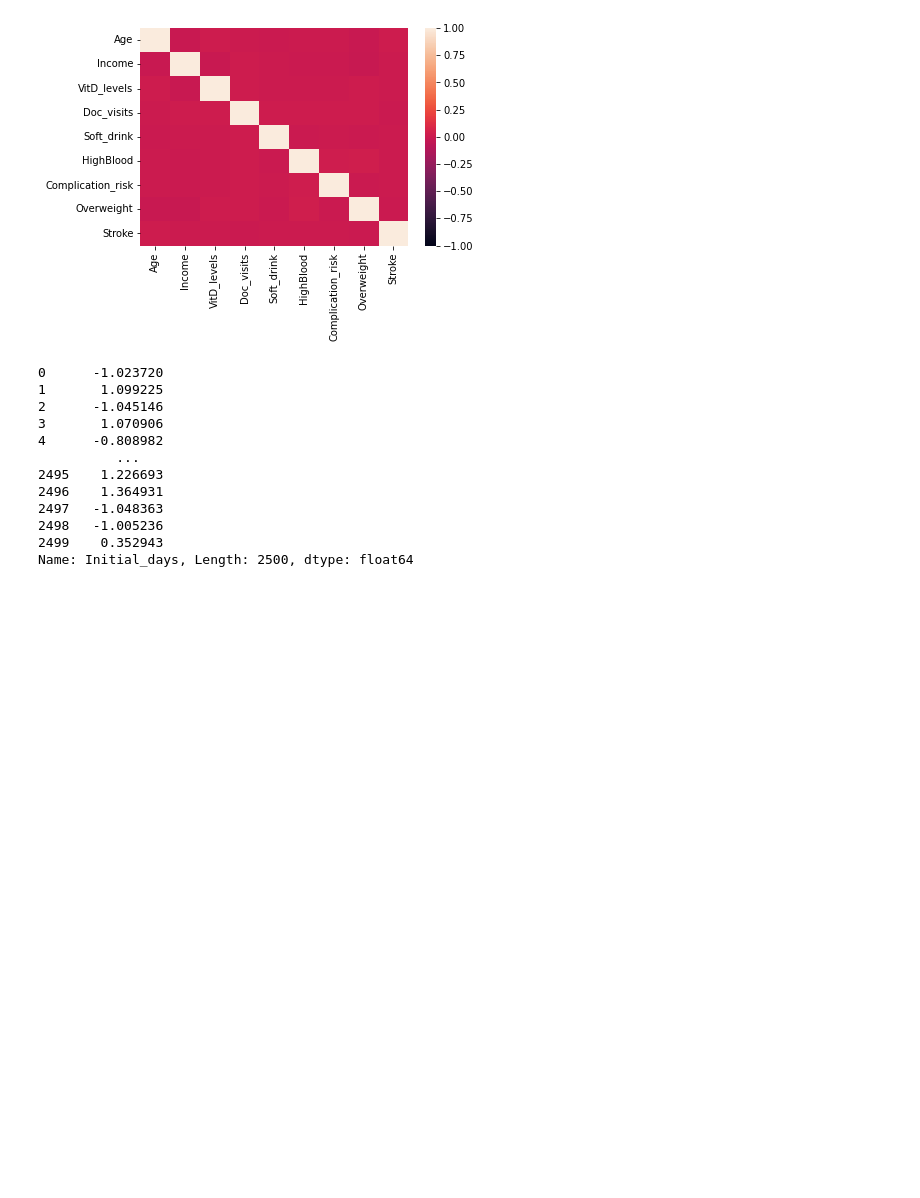
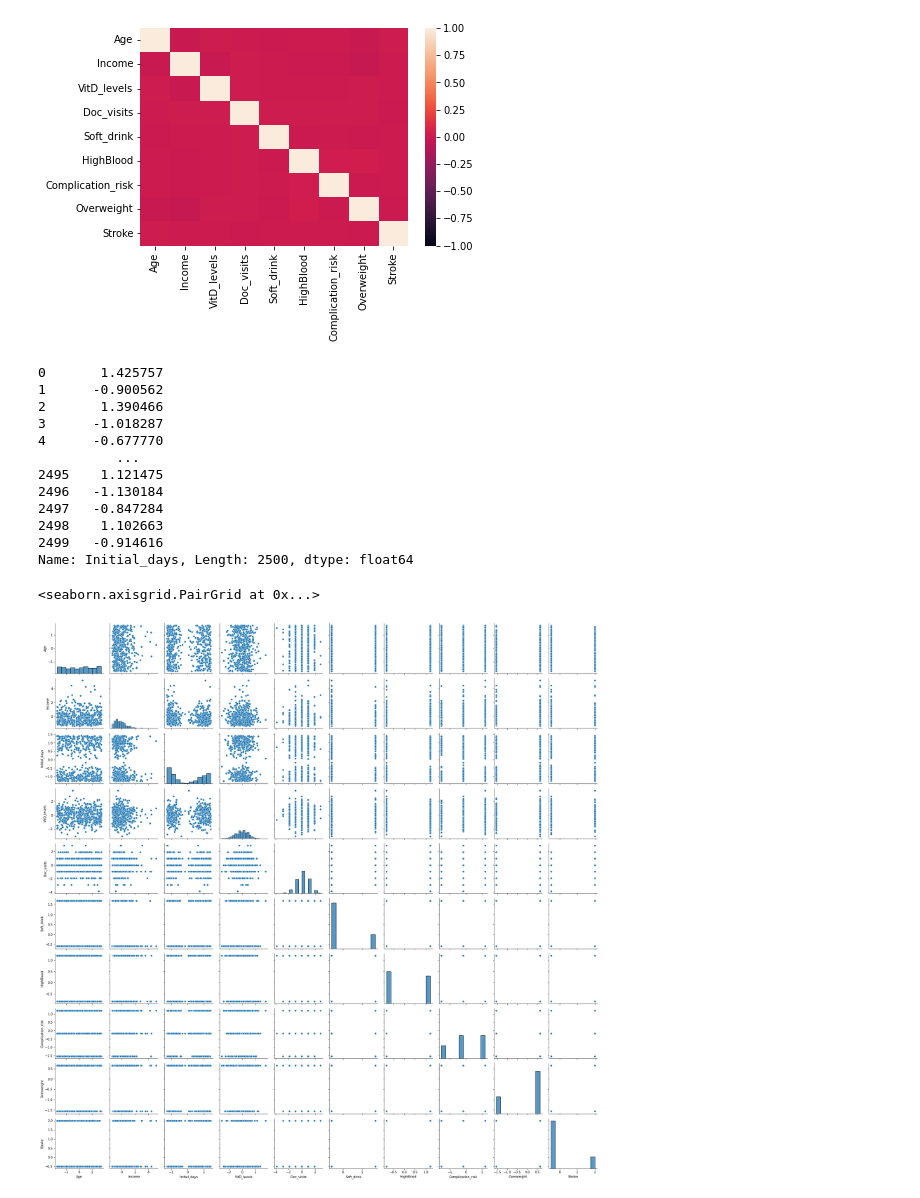
Before and after one commit to JacobRColp/WGU, a Jupyter notebook: D208/D208_Jcolp/D208_Jcolp.ipynb, the cells around one changed output. Cells and saved outputs as stored; diff of their text form; code cells hidden in the pictures; blank space fills up the shorter version.

Commit message:
Univariate and Bivariate Viz
Also created a copy of the cleaned and scaled dataset

```diff
--- a/D208/D208_Jcolp/D208_Jcolp.ipynb
+++ b/D208/D208_Jcolp/D208_Jcolp.ipynb
@@ -137,4 +138,6 @@ med_df_scaled = pd.DataFrame(scaler.fit_transform(med_df[['Age', 'Income', 'Init
 
 #Here I am splitting out the outcome variable into its own data frame for the eventual training and test sets
 Initial_days_df = med_df_scaled.Initial_days
-med_df_scaled.drop('Initial_days',axis=1,inplace=True)
+predictor_variables_df = med_df_scaled.drop('Initial_days',axis=1)
+
+predictor_variables_df
@@ -149,22 +166,32 @@ sns.heatmap(med_df_scaled.corr(), vmin=-1.0)
 #Here I am splitting out the training and test sets for our predictor and outcome variables
 #https://realpython.com/train-test-split-python-data/
 
-X_Train, X_Test, Y_Train, Y_Test = train_test_split(med_df_scaled, Initial_days_df)
+X_Train, X_Test, Y_Train, Y_Test = train_test_split(predictor_variables_df, Initial_days_df)
 
 X_Train.reset_index(drop=True)
 X_Test.reset_index(drop=True)
 Y_Train.reset_index(drop=True)
 Y_Test.reset_index(drop=True)
 # %% [output]
-0      -1.023720
-1       1.099225
-2      -1.045146
-3       1.070906
-4      -0.808982
+0       1.425757
+1      -0.900562
+2       1.390466
+3      -1.018287
+4      -0.677770
           ...
-2495    1.226693
-2496    1.364931
-2497   -1.048363
-2498   -1.005236
-2499    0.352943
+2495    1.121475
+2496   -1.130184
+2497   -0.847284
+2498    1.102663
+2499   -0.914616
 Name: Initial_days, Length: 2500, dtype: float64
+# %%
+#https://seaborn.pydata.org/tutorial/axis_grids.html
+#All Bivariate plots for the cleaned and scaled dataset
+
+g = sns.PairGrid(med_df_scaled.sample(500))
+g.map_diag(sns.histplot)
+g.map_offdiag(sns.scatterplot)
+# %% [output]
+<seaborn.axisgrid.PairGrid at 0x...>
+[figure, added]
```
Also changed, not shown: parts of 5 cells of this notebook, 1 other file.
